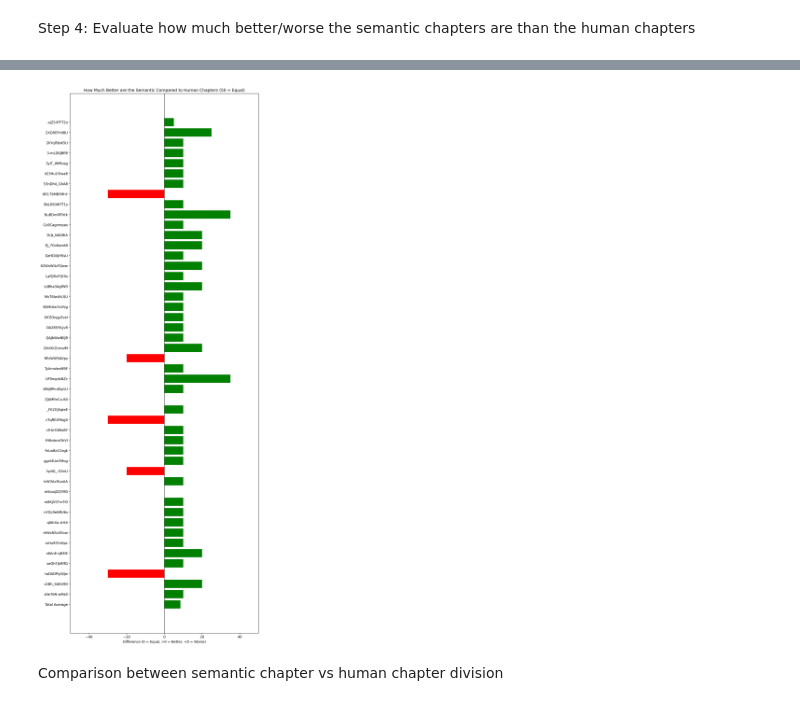
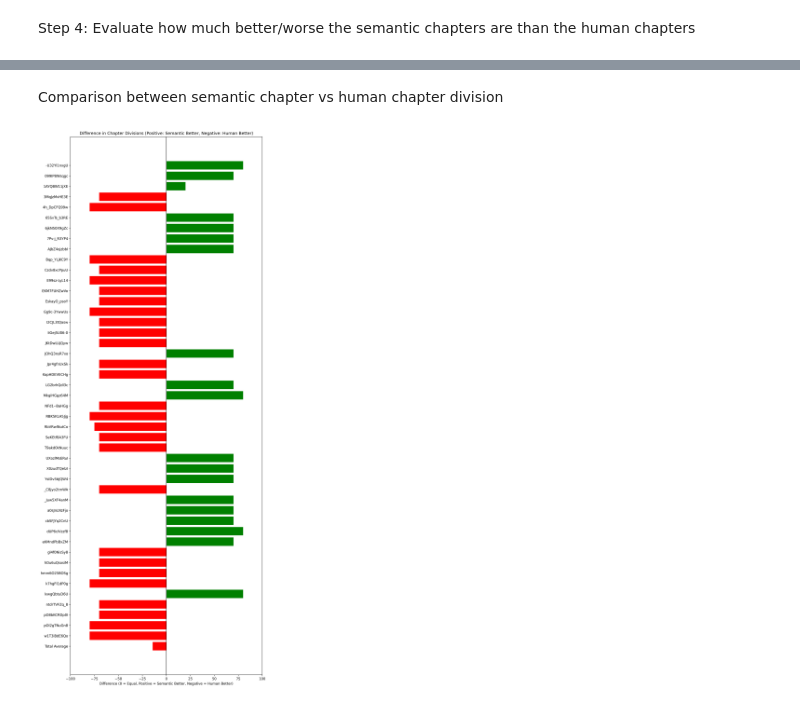
Before and after one commit to konstantintuev/thesis_backend, a Jupyter notebook: evaluate_semantic_chapters_ytseg.ipynb, the cells around one changed output, grey strips where cells are left out. Saved outputs shown, nothing was run; the diff lists cells and outputs as text; code cells hidden in the pictures.

```diff
--- a/evaluate_semantic_chapters_ytseg.ipynb
+++ b/evaluate_semantic_chapters_ytseg.ipynb
@@ -598,33 +934,48 @@ Division B is slightly better than Division A because it breaks down the content
 ----------------------------------------------------------------------------------------------------
-# %%
-total_average = compare_chapter_division_df['rating_semantic_better'].mean()
-
-compare_chapter_division_with_total_avg = pd.concat([
-    compare_chapter_division_df,
-    pd.DataFrame({'video_url': 'Total Average', 'rating_semantic_better': total_average, 'arguments': ''}, index=[0]),
-]).reset_index(drop=True)
-
-# Reverse original order
-# For some awful reason explicit reverse order is the only way to order bar charts correctly, too
-keep_index_order = compare_chapter_division_with_total_avg.index.tolist()[::-1]
-compare_chapter_division_with_total_avg = compare_chapter_division_with_total_avg.reindex(keep_index_order)
-
-fig, ax = plt.subplots(figsize=(10, 0.6 * len(keep_index_order)), dpi=300)
-
-bars = ax.barh(compare_chapter_division_with_total_avg['video_url'],
-               compare_chapter_division_with_total_avg['rating_semantic_better'] - 50,
-               color=['green' if rating > 50 else 'red' for rating in
-                      compare_chapter_division_with_total_avg['rating_semantic_better']])
-
-ax.axvline(0, color='black', linewidth=1)
-ax.set_title('How Much Better are the Semantic Compared to Human Chapters (50 = Equal)')
-ax.set_xlabel('Difference (0 = Equal, >0 = Better, <0 = Worse)')
-ax.set_xlim(-50, 50)
-plt.show()
-# %% [output]
-[figure, removed]
 # %% [markdown]
 Comparison between semantic chapter vs human chapter division
+# %%
+# Calculate the difference based on which division is better
+def compute_difference(row):
+    if row['which'] == 'A':
+        return -row['rating_better']
+    elif row['which'] == 'B':
+        return row['rating_better']
+    else:
+        print(row)
+        return 0  # In case of a tie or error
+
+
+compare_human_chapter_division_df['difference'] = compare_human_chapter_division_df.apply(compute_difference, axis=1)
+
+# Calculate the total average difference
+total_average_difference = compare_human_chapter_division_df['difference'].mean()
+
+# Create a DataFrame with the total average
+compare_chapter_division_with_total_avg = pd.concat([
+    compare_human_chapter_division_df,
+    pd.DataFrame({'video_url': 'Total Average', 'difference': total_average_difference, 'arguments': ''}, index=[0]),
+]).reset_index(drop=True)
+
+# Reverse the order for plotting
+keep_index_order = compare_chapter_division_with_total_avg.index.tolist()[::-1]
+compare_chapter_division_with_total_avg = compare_chapter_division_with_total_avg.reindex(keep_index_order)
+
+# Plotting
+fig, ax = plt.subplots(figsize=(10, 0.6 * len(keep_index_order)), dpi=300)
+
+bars = ax.barh(compare_chapter_division_with_total_avg['video_url'],
+               compare_chapter_division_with_total_avg['difference'],
+               color=['green' if diff > 0 else 'red' if diff < 0 else 'grey' for diff in
+                      compare_chapter_division_with_total_avg['difference']])
+
+ax.axvline(0, color='black', linewidth=1)
+ax.set_title('Difference in Chapter Divisions (Positive: Semantic Better, Negative: Human Better)')
+ax.set_xlabel('Difference (0 = Equal, Positive = Semantic Better, Negative = Human Better)')
+ax.set_xlim(-100, 100)
+plt.show()
+# %% [output]
+[figure, added]
 # %%
 import numpy as np
 from scipy.stats import norm
```
Also changed, not shown: parts of 15 cells of this notebook, 3 other files.
